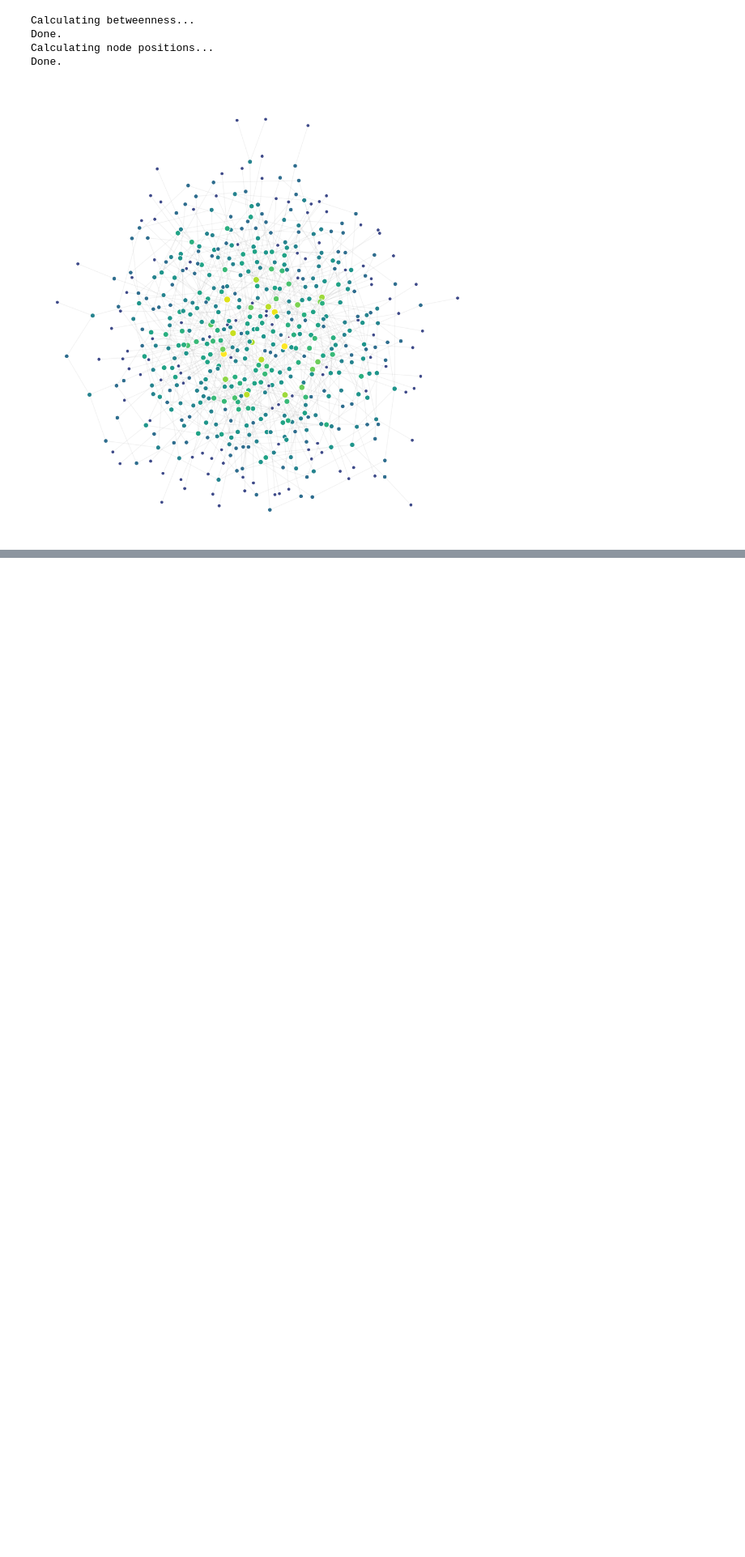
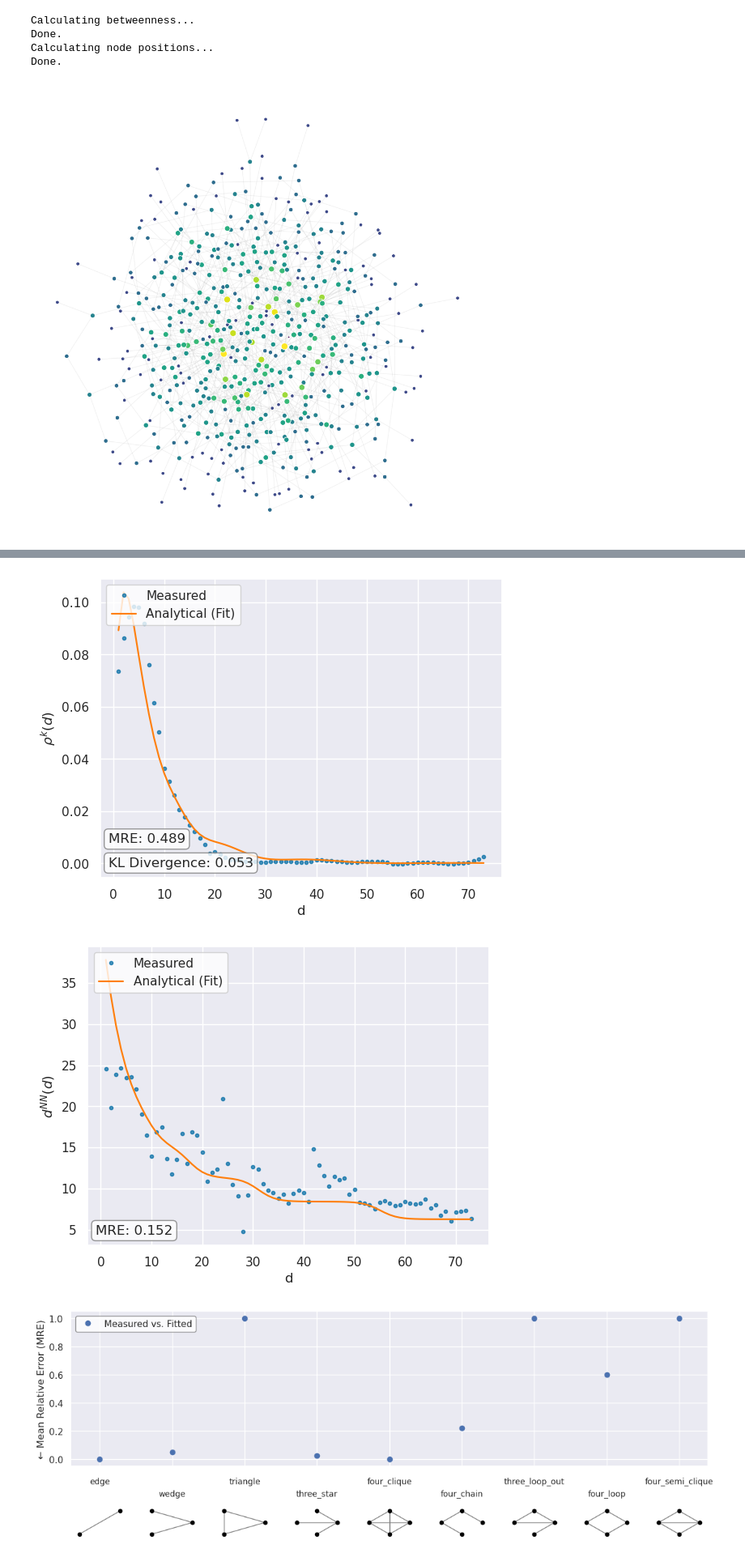
Before and after one commit to baskayj/multifractal_networks, a Jupyter notebook: celegans_neural.ipynb, the cells around one changed output, grey strips where cells are left out. Shown at 81% size. Cells and saved outputs as stored; diff of their text form; code cells hidden in the pictures; blank space fills up the shorter version.

```diff
--- a/celegans_neural.ipynb
+++ b/celegans_neural.ipynb
@@ -282,0 +369,4 @@ with open('./test_networks/celegans_neural_mfnf.pkl', 'wb') as f:
+# %%
+mfnf.find_P_l(2,9,one_shot = True)
+P2 = mfnf.P
+L2 = mfnf.l
@@ -282,0 +422,6 @@ with open('./test_networks/celegans_neural_mfnf.pkl', 'wb') as f:
+# %%
+mfnf_no_fit.P = P2
+mfnf_no_fit.l = L2
+mfnf_no_fit.k = 9
+mfnf_no_fit._calculate_metrics()
+mfnf_no_fit.motifs
@@ -282,0 +446,21 @@ with open('./test_networks/celegans_neural_mfnf.pkl', 'wb') as f:
+# %%
+mfnf_no_fit.plot_P_l_result(
+    log_scale = False,
+    grid = False,
+    display_mre = True,
+    display_kld = True,
+    plot_cumulative_error = False,
+    filename = "figures/celegans_neural_benson_2_plot.pdf"
+)
+mfnf_no_fit.plot_P_l_result(
+    log_scale = True,
+    grid = False,
+    display_mre = True,
+    display_kld = True,
+    plot_cumulative_error = False,
+    filename = "figures/celegans_neural_benson_2_log_plot.pdf"
+)
+# %% [output]
+[figure, added]
+[figure, added]
+[figure, added]
```
Also changed, not shown: parts of 13 cells of this notebook, 16 other files.
